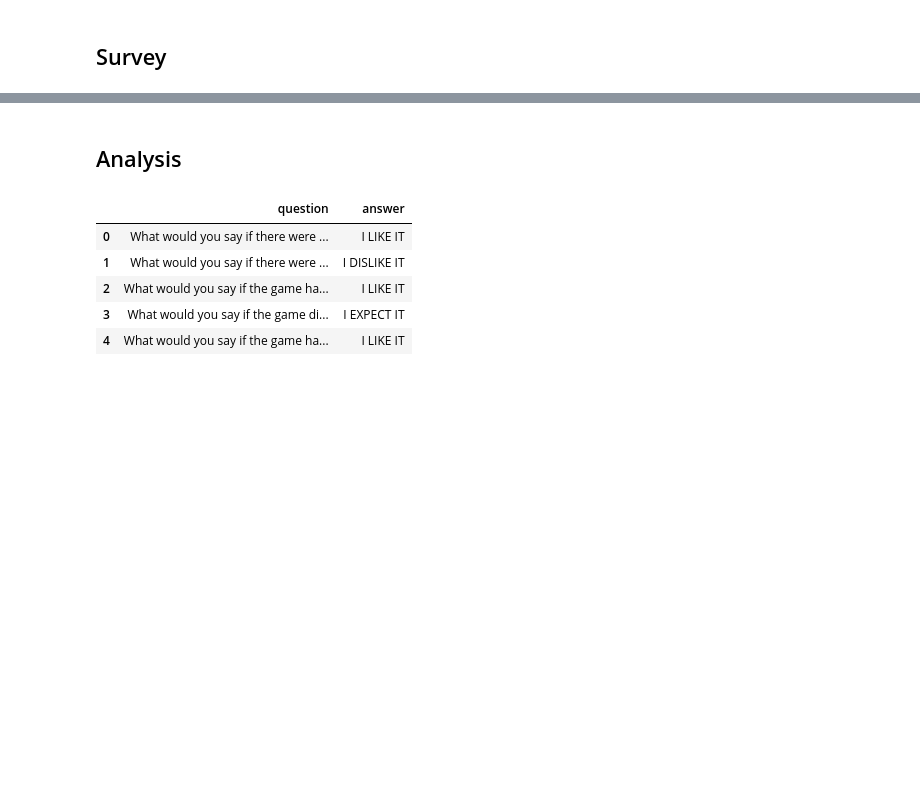
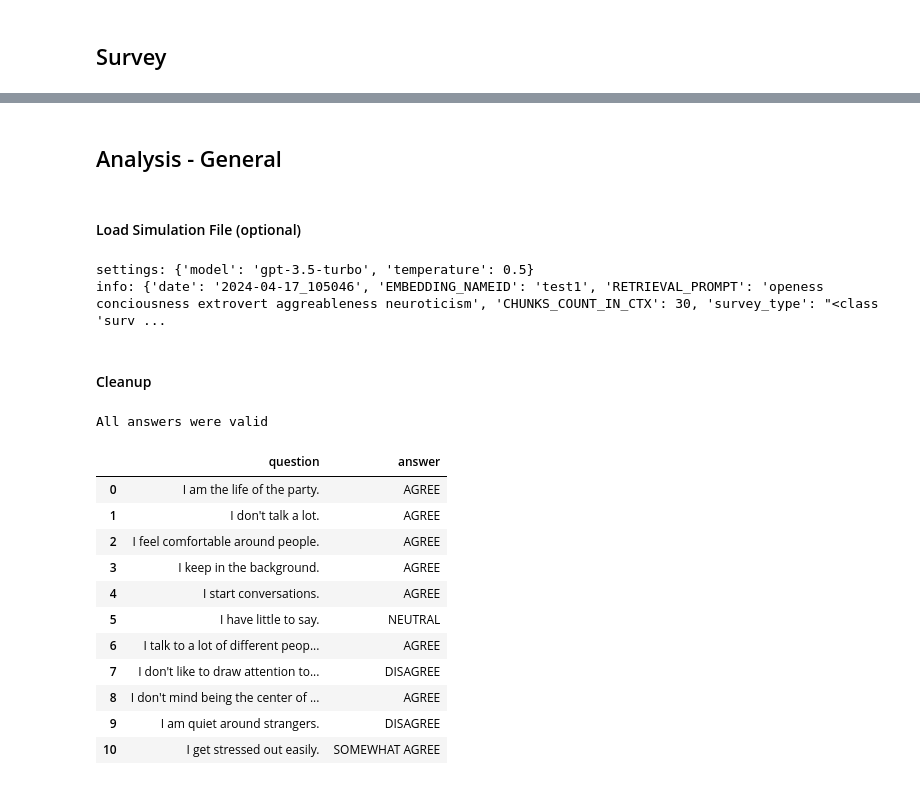
Before and after one commit to Brikas/Thesis, a Jupyter notebook: airidas.ipynb, the cells around one changed output, grey strips where cells are left out. Drawn from its saved outputs; the diff is of its cells as text; code cells hidden in the pictures; blank space fills up the shorter version.

Commit message:
Multiple updates. Embeddings

```diff
--- a/airidas.ipynb
+++ b/airidas.ipynb
@@ -63,5 +114,5 @@ Selected chat petyo for 5997 (402 messages)
 # %%
 import survey
 importlib.reload(survey)
-csv_file = "surveys/survey_kano-model_v1.csv"
-surv = survey.KanoSurvey(csv_file)
+csv_file = "surveys/survey_personality-test_v1.csv"
+surv = survey.PersonalitySurvey(csv_file)
@@ -67,0 +220,8 @@ surv = survey.KanoSurvey(csv_file)
+# %%
+EMBEDDING_NAMEID = "test1"
+
+import json
+with open(f"embeddings/{EMBEDDING_NAMEID}_embeddings.json", "r") as f:
+    data = json.load(f)
+    chunks = data["chunks"]
+    embeddings = data["embeddings"]
@@ -160,23 +394,59 @@ bu.quickJSON(SETTINGS, f"results/{SIMULATION_NAMEID}_setings.json")
 # %% [markdown]
-## Analysis
+## Analysis - General
+# %% [markdown]
+#### Load Simulation File (optional)
+# %%
+import pandas as pd
+import json
+SIMULATION_NAMEID = "run1-airidas-personality"
+
+df = pd.read_csv(f'results/{SIMULATION_NAMEID}_simulation.csv')
+# df = df.drop(df.columns[0], axis=1) #if loaded from csv, drop the added index col
+df.head()
+
+with open(f'results/{SIMULATION_NAMEID}_info.json', 'r') as f:
+    AUTO_INFO = json.load(f)
+for k, v in AUTO_INFO.items():
+    print(f"{k}: {v}")
+
+try:
+    if str(type(surv) != AUTO_INFO["survey_type"]):
+        print(f"WARNING: surv variable is not of the same type. {str(type(surv))} != {AUTO_INFO['survey_type']}")
+except:
+    pass
+# %% [output]
+settings: {'model': 'gpt-3.5-turbo', 'temperature': 0.5}
+info: {'date': '2024-04-17_105046', 'EMBEDDING_NAMEID': 'test1', 'RETRIEVAL_PROMPT': 'openess conciousness extrovert aggreableness neuroticism', 'CHUNKS_COUNT_IN_CTX': 30, 'survey_type': "<class 'surv ...
+# %% [markdown]
+#### Cleanup
 # %%
 # remove all characters from a black list from the column answer
 for substr in utils.BLACKLIST_ANSWER_SUBSTRINGS:
     df['answer'] = df['answer'].apply(lambda x: re.sub(substr, "", x))
+
+df['answer'] = df['answer'].str.upper()
 # Update isValid
     df['isValid'] = df['answer'].apply(lambda x: x in surv.POSSIBLE_ANSWERS)
 
 # if all values in isValid is true, drop the column, else print a message
 if df['isValid'].all():
     df = df.drop('isValid', axis=1)
+    print("All answers were valid")
 else:
     print("Some answers were not valid")
 
-df.head()
+df
 # %% [output]
+All answers were valid
 |  | question | answer |
-| 0 | What would you say if there were ... | I LIKE IT |
-| 1 | What would you say if there were ... | I DISLIKE IT |
-| 2 | What would you say if the game ha... | I LIKE IT |
-| 3 | What would you say if the game di... | I EXPECT IT |
-| 4 | What would you say if the game ha... | I LIKE IT |
+| 0 | I am the life of the party. | AGREE |
+| 1 | I don't talk a lot. | AGREE |
+| 2 | I feel comfortable around people. | AGREE |
+| 3 | I keep in the background. | AGREE |
+| 4 | I start conversations. | AGREE |
+| 5 | I have little to say. | NEUTRAL |
+| 6 | I talk to a lot of different peop... | AGREE |
+| 7 | I don't like to draw attention to... | DISAGREE |
+| 8 | I don't mind being the center of ... | AGREE |
+| 9 | I am quiet around strangers. | DISAGREE |
+| 10 | I get stressed out easily. | SOMEWHAT AGREE |
```
Also changed, not shown: parts of 52 cells of this notebook, 16 other files.
